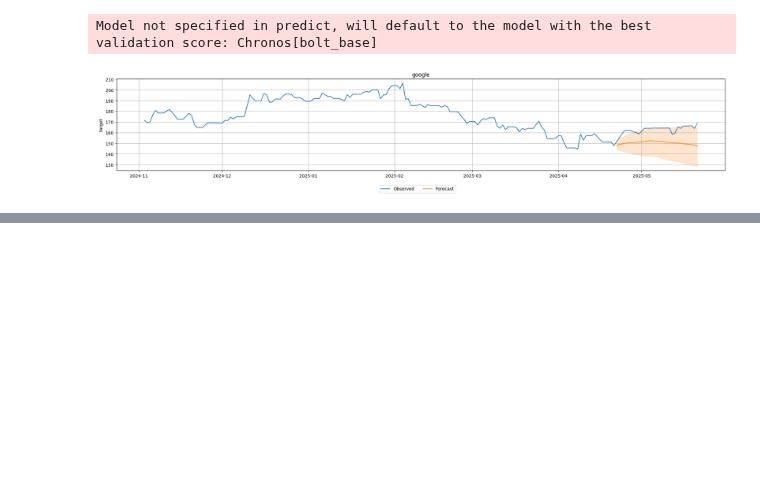
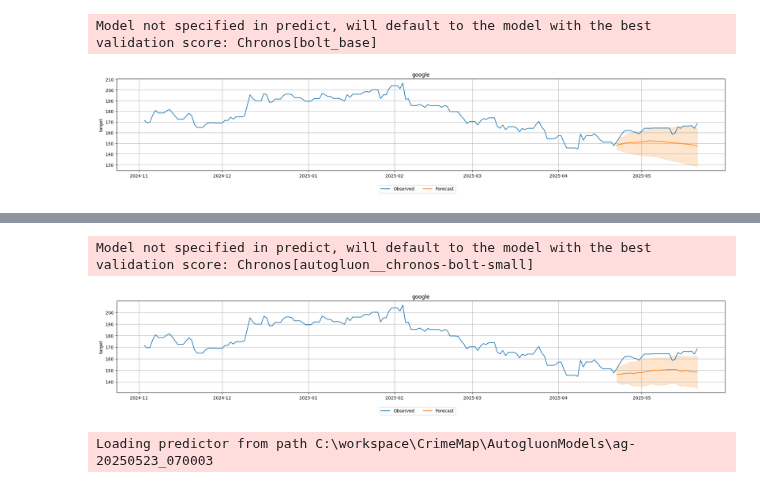
Before and after one commit to tc020/StockPredictor, a Jupyter notebook: prototype.ipynb, the cells around one changed output, grey strips where cells are left out. Drawn from its saved outputs; the diff is of its cells as text; code cells hidden in the pictures; blank space fills up the shorter version.

```diff
--- a/prototype.ipynb
+++ b/prototype.ipynb
@@ -223,3 +218,11 @@ predictor.plot(
 # %% [output]
 Model not specified in predict, will default to the model with the best validation score: Chronos[bolt_base]
 [figure]
+# %%
+prediction_length = 30
+train_data, test_data = data.train_test_split(prediction_length)
+
+predictor = TimeSeriesPredictor(prediction_length=prediction_length).fit(
+    train_data, presets="bolt_base", hyperparameters={"Chronos": {"fine_tune": True, "fine_tune_lr": 1e-4, "fine_tune_steps": 4000}},
+    time_limit=1200,
+)
@@ -225,0 +247,15 @@ Model not specified in predict, will default to the model with the best validati
+# %%
+predictions = predictor.predict(train_data)
+predictor.plot(
+    data=data,
+    predictions=predictions,
+    item_ids=data.item_ids[:2],
+    max_history_length=200,
+);
+# %% [output]
+Model not specified in predict, will default to the model with the best validation score: Chronos[autogluon__chronos-bolt-small]
+[figure, added]
+# %%
+predictor = TimeSeriesPredictor.load("C:\workspace\CrimeMap\AutogluonModels\\ag-20250523_070003")
+# %% [output]
+Loading predictor from path C:\workspace\CrimeMap\AutogluonModels\ag-20250523_070003
```
Also changed, not shown: parts of 3 cells of this notebook.
